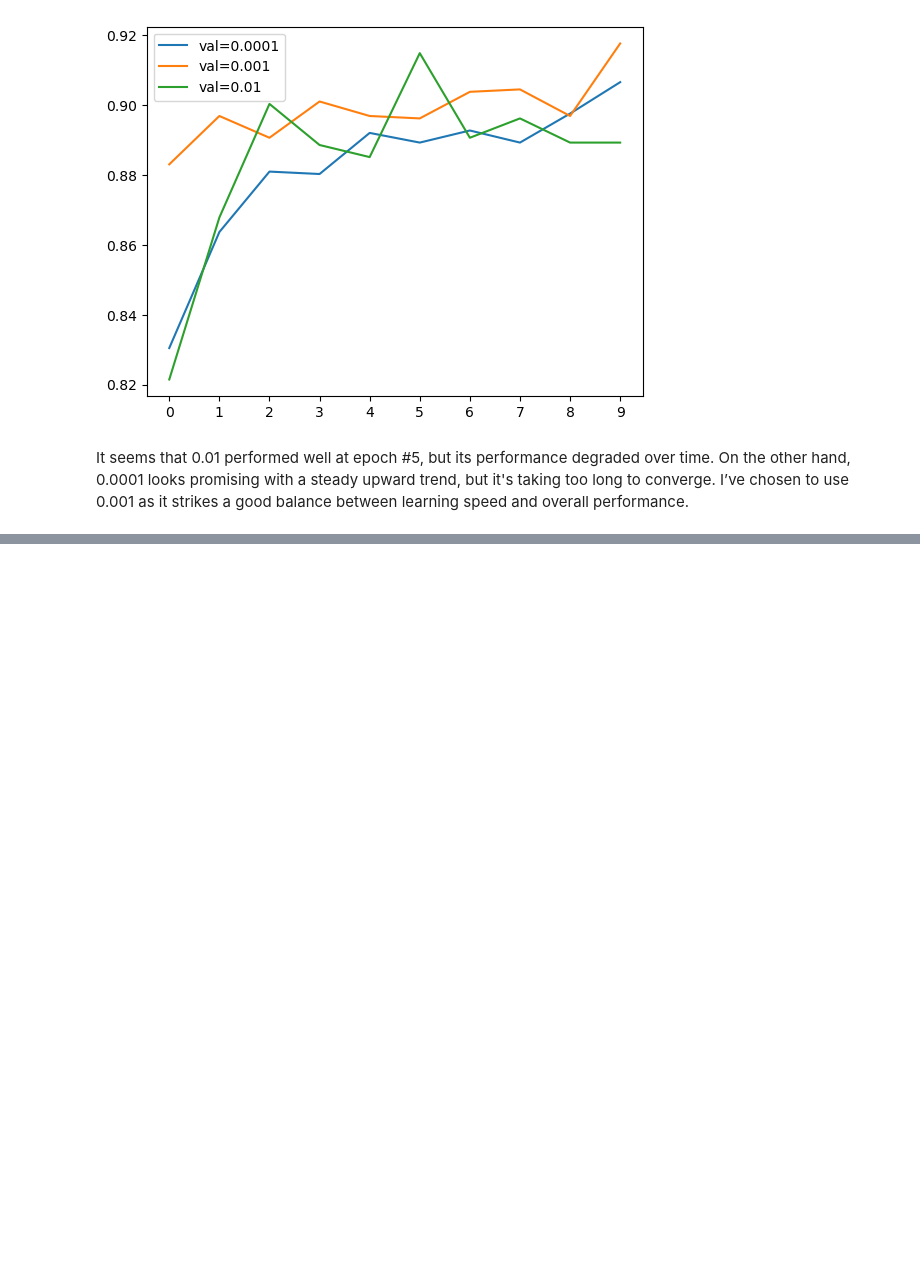
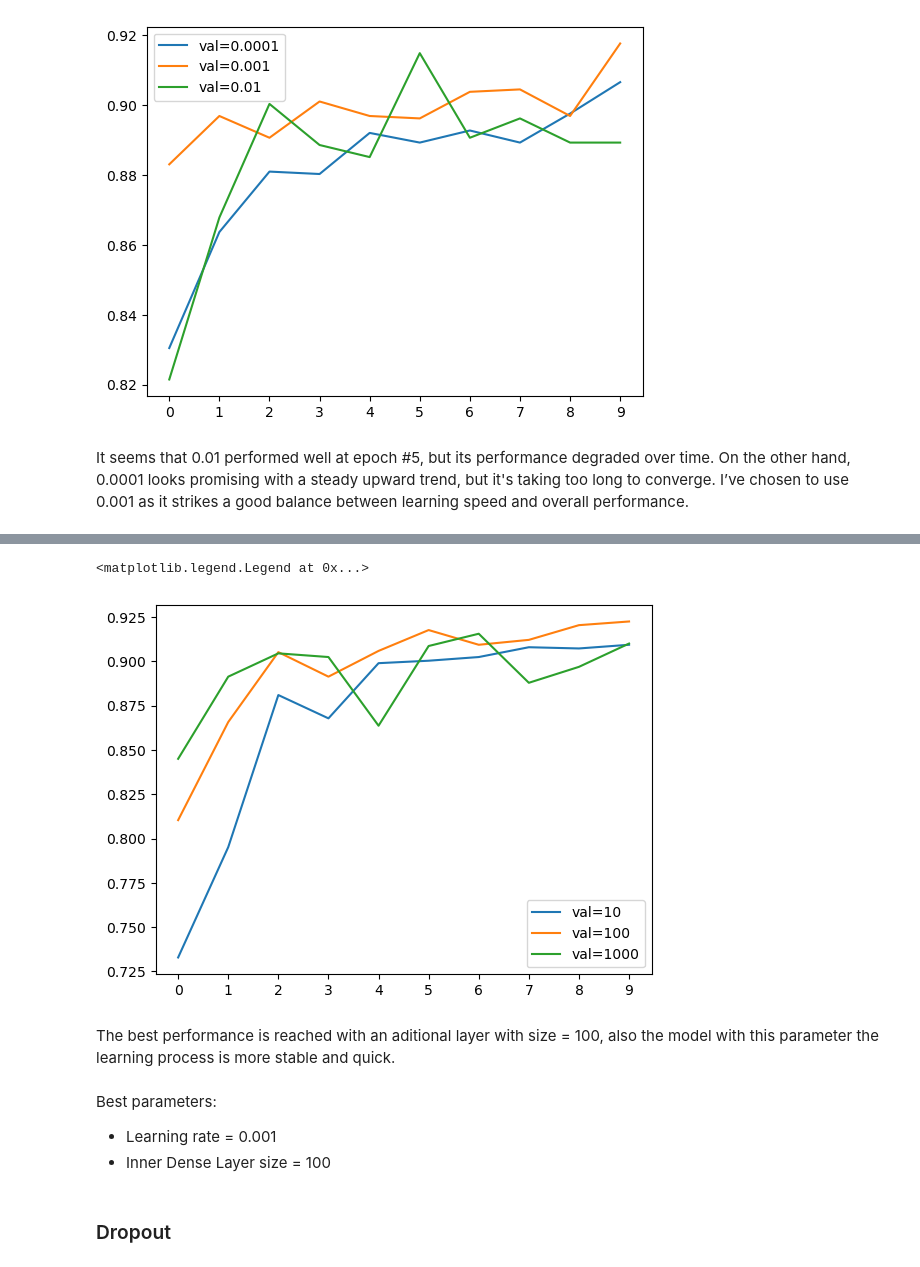
Before and after one commit to Maxkaizo/mlzoomcamp_cp1, a Jupyter notebook: notebook.ipynb, the cells around one changed output, grey strips where cells are left out. Saved outputs shown, nothing was run; the diff lists cells and outputs as text; code cells hidden in the pictures; blank space fills up the shorter version.

```diff
--- a/notebook.ipynb
+++ b/notebook.ipynb
@@ -635,0 +655,5 @@ It seems that 0.01 performed well at epoch #5, but its performance degraded over
+# %%
+learning_rate = 0.001
+# %%
+model = make_model(learning_rate=lr)
+history = model.fit(train_generator, epochs=10, validation_data=val_generator,callbacks=[checkpoint])
@@ -635,0 +710,22 @@ It seems that 0.01 performed well at epoch #5, but its performance degraded over
+# %%
+checkpoint = keras.callbacks.ModelCheckpoint(
+    'xception_v2_{epoch:02d}_{val_accuracy:.3f}.weights.h5.keras',
+    save_best_only=True,
+    monitor='val_accuracy',
+    mode='max'
+)
+# %%
+%%time
+learning_rate = 0.001
+
+scores = {}
+
+for size in [10, 100, 1000]:
+    print(size)
+
+    model = make_model(learning_rate=learning_rate, size_inner=size)
+    history = model.fit(train_generator, epochs=10, validation_data=val_generator,callbacks=[checkpoint])
+    scores[size] = history.history
+
+    print()
+    print()
@@ -635,0 +798,18 @@ It seems that 0.01 performed well at epoch #5, but its performance degraded over
+# %%
+for size, hist in scores.items():
+    plt.plot(hist['val_accuracy'], label=('val=%s' % size))
+
+plt.xticks(np.arange(10))
+plt.legend()
+# %% [output]
+<matplotlib.legend.Legend at 0x...>
+[figure, added]
+# %% [markdown]
+The best performance is reached with an aditional layer with size = 100, also the model with this parameter the learning process is more stable and quick.
+# %% [markdown]
+Best parameters:
+
+- Learning rate = 0.001
+- Inner Dense Layer size = 100
+# %% [markdown]
+### Dropout
```
Also changed, not shown: parts of 22 cells of this notebook, 1 other file.
